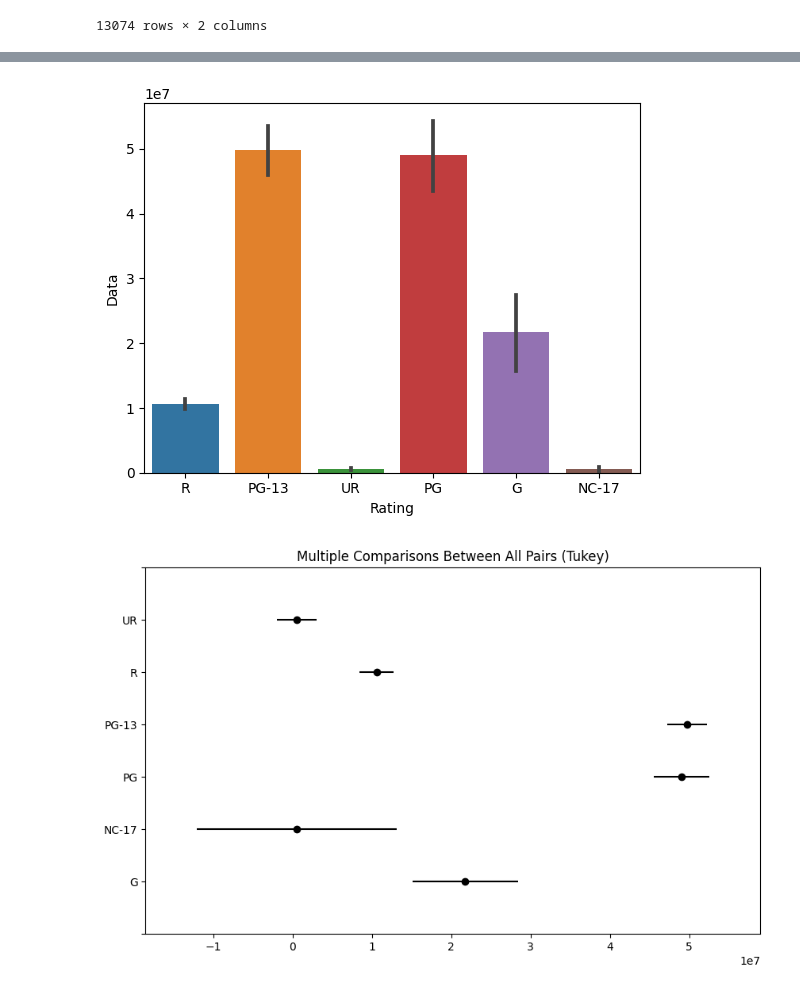
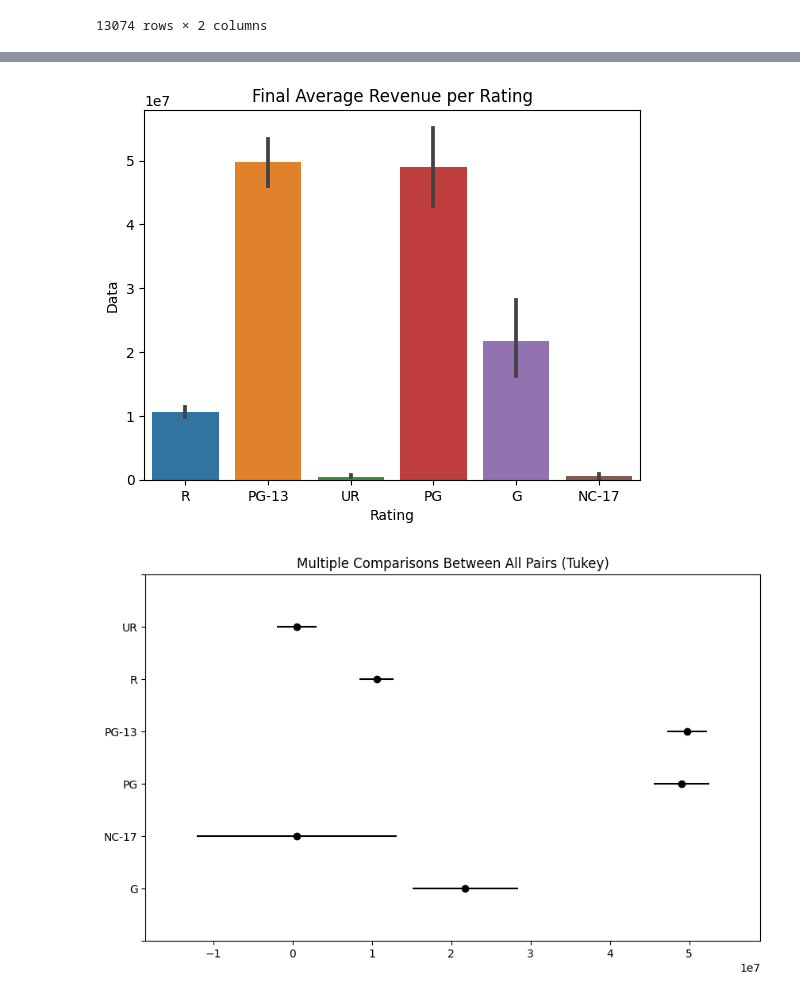
Before and after one commit to zevy613/Final-Project-The-Making-of-a-Successful-Movie, a Jupyter notebook: 5_Hypothesis Testing.ipynb, the cells around one changed output, grey strips where cells are left out. Cells and saved outputs as stored; diff of their text form; code cells hidden in the pictures.

```diff
--- a/5_Hypothesis Testing.ipynb
+++ b/5_Hypothesis Testing.ipynb
@@ -222,9 +222,10 @@ group1 group2    meandiff    p-adj      lower          upper      reject
 # %%
 # Plot results from tukeys test
 ax = sns.barplot(data=tukeys_data, x='Rating', y='Data')
+plt.title('Final Average Revenue per Rating')
 plt.savefig('Visuals/barplot_Tukeys_Data.png', pad_inches=1)
 # %% [output]
-[figure, old version]
+[figure, new version]
 # %%
 tukeys_result.plot_simultaneous();
 plt.savefig('Visuals/tukeys_plot_simultaneous.png', pad_inches=1)
```
Also changed, not shown: 2 other files.
